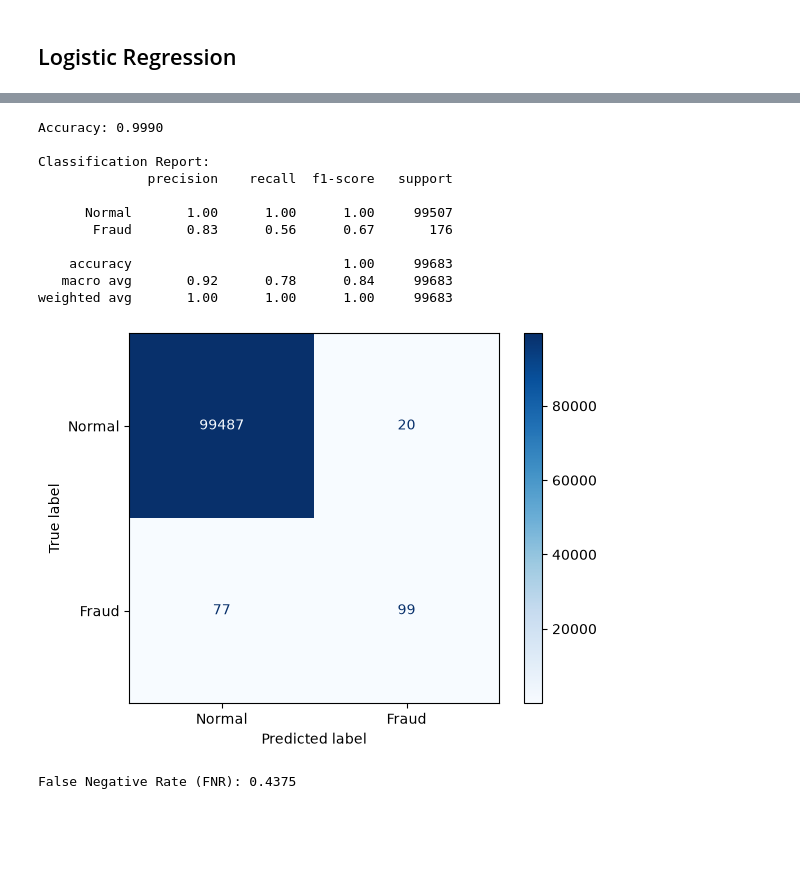
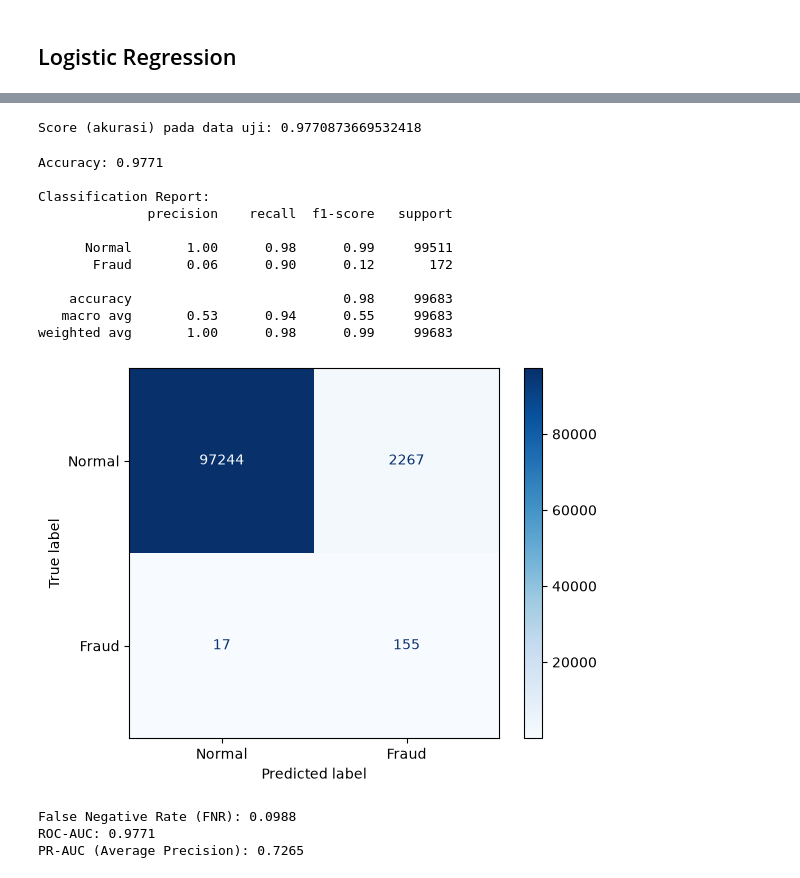
Before and after one commit to ibnurisk11/ml-fraud-detection, a Jupyter notebook: logistic-regression.ipynb, the cells around one changed output, grey strips where cells are left out. Saved outputs shown, nothing was run; the diff lists cells and outputs as text; code cells hidden in the pictures; blank space fills up the shorter version.

```diff
--- a/logistic-regression.ipynb
+++ b/logistic-regression.ipynb
@@ -141,45 +149,59 @@ Number of frauds on y_train: 316 0.001706963980899289
 # %%
-logistic = linear_model.LogisticRegression(C=1e5, solver='saga', max_iter=1000)
-logistic.fit(X_train, y_train)
-print('Score: ', logistic.score(X_test, y_test))
+model = Pipeline([
+    ("scaler", StandardScaler()),
+    (
+        "clf",
+        LogisticRegression(
+            C=1.0,
+            solver="lbfgs",
+            max_iter=1000,
+            class_weight="balanced",
+            random_state=42,
+        ),
+    ),
+])
+
+model.fit(X_train, y_train)
+print("Score (akurasi) pada data uji:", model.score(X_test, y_test))
+# %% [output]
+Score (akurasi) pada data uji: 0.9770873669532418
 # %%
-
-y_predicted = np.array(logistic.predict(X_test))
+y_predicted = np.array(model.predict(X_test))
+y_prob = model.predict_proba(X_test)[:, 1]
 y_right = np.array(y_test)
 # %%
-import matplotlib.pyplot as plt
-# Tambahkan 'confusion_matrix' di baris import
-from sklearn.metrics import accuracy_score, classification_report, confusion_matrix, ConfusionMatrixDisplay
-
-# 1. Hitung akurasi
-accuracy = accuracy_score(y_right, y_predicted)  # Pastikan variabelnya 'y_predicted'
+accuracy = accuracy_score(y_right, y_predicted)
 print(f"Accuracy: {accuracy:.4f}")
 
-# 2. Cetak laporan klasifikasi (Precision, Recall, F1-Score)
 print("\nClassification Report:")
-print(classification_report(y_right, y_predicted, target_names=['Normal', 'Fraud']))
+print(classification_report(y_right, y_predicted, target_names=["Normal", "Fraud"]))
 
-# 3. Hitung dan tampilkan Confusion Matrix
 cm = confusion_matrix(y_right, y_predicted)
-disp = ConfusionMatrixDisplay(confusion_matrix=cm, display_labels=['Normal', 'Fraud'])
+disp = ConfusionMatrixDisplay(confusion_matrix=cm, display_labels=["Normal", "Fraud"])
 disp.plot(cmap="Blues")
 plt.show()
 
-# 4. Tambahan: Menghitung False Negative Rate (FNR)
 tn, fp, fn, tp = cm.ravel()
 fnr = fn / (fn + tp)
 print(f"False Negative Rate (FNR): {fnr:.4f}")
+
+roc_auc = roc_auc_score(y_right, y_prob)
+pr_auc = average_precision_score(y_right, y_prob)
+print(f"ROC-AUC: {roc_auc:.4f}")
+print(f"PR-AUC (Average Precision): {pr_auc:.4f}")
 # %% [output]
-Accuracy: 0.9990
+Accuracy: 0.9771
 
 Classification Report:
               precision    recall  f1-score   support
 
-      Normal       1.00      1.00      1.00     99507
-       Fraud       0.83      0.56      0.67       176
+      Normal       1.00      0.98      0.99     99511
+       Fraud       0.06      0.90      0.12       172
 
-    accuracy                           1.00     99683
-   macro avg       0.92      0.78      0.84     99683
-weighted avg       1.00      1.00      1.00     99683
+    accuracy                           0.98     99683
+   macro avg       0.53      0.94      0.55     99683
+weighted avg       1.00      0.98      0.99     99683
-[figure, old version]
+[figure, new version]
-False Negative Rate (FNR): 0.4375
+False Negative Rate (FNR): 0.0988
+ROC-AUC: 0.9771
+PR-AUC (Average Precision): 0.7265
```
Also changed, not shown: parts of 13 cells of this notebook, 1 other file.
